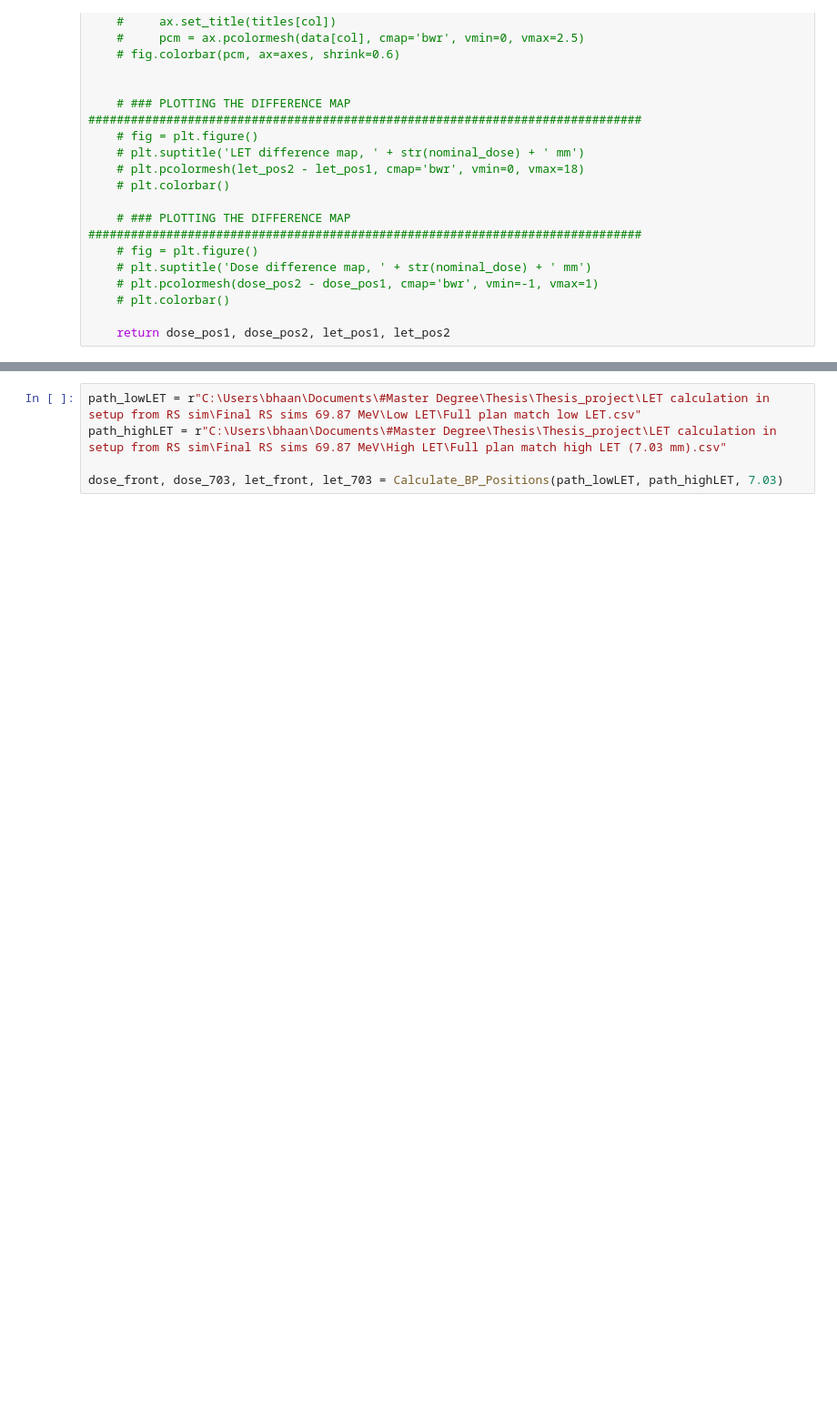
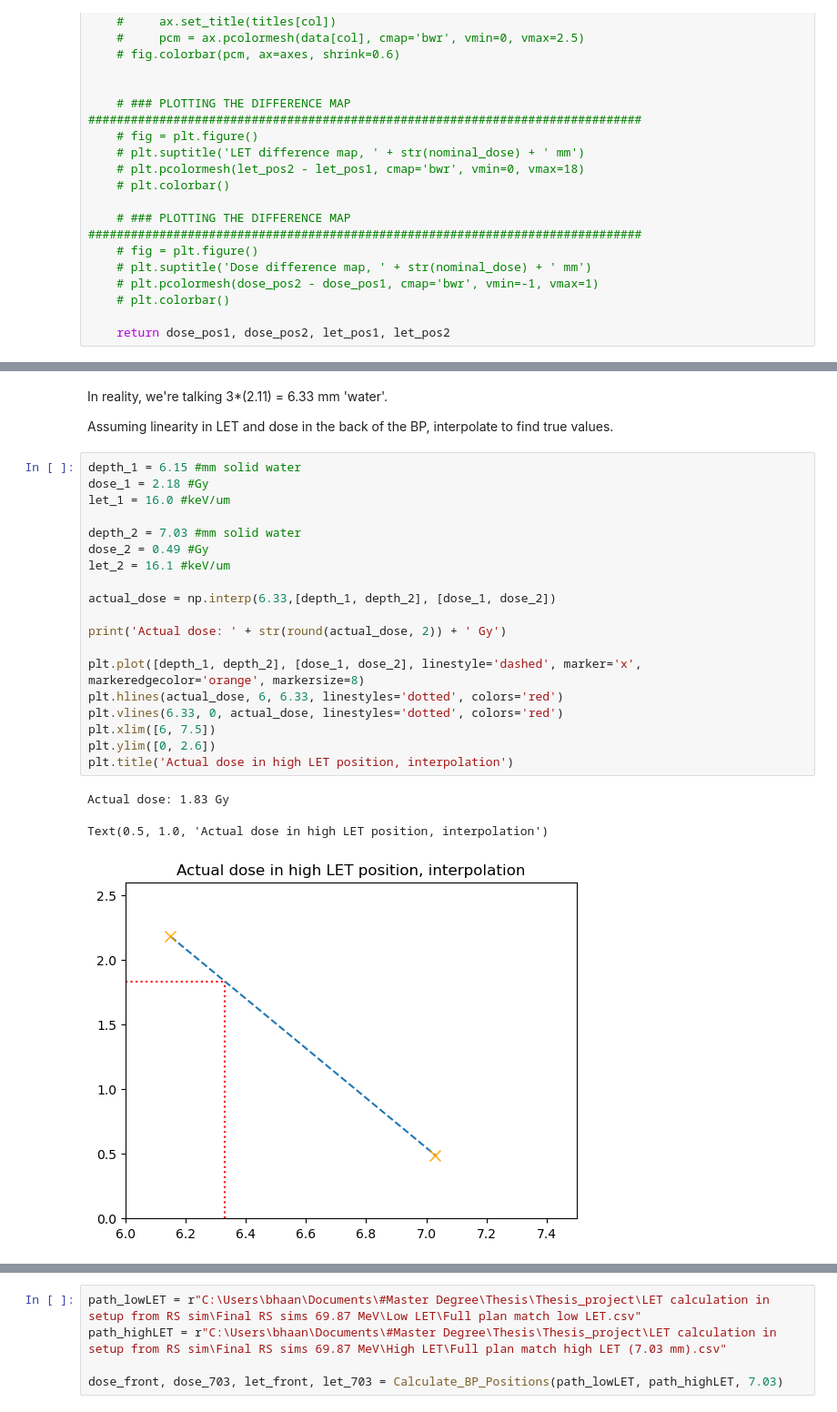
Before and after one commit to BrittHaanen15/Thesis_project, a Jupyter notebook: Python codes/Analysis of RayStation simulation.ipynb, the cells around one changed output, grey strips where cells are left out. Shown at 91% size. Saved outputs shown, nothing was run; the diff lists cells and outputs as text; blank space fills up the shorter version.

Commit message:
Also did the +/- 1 slice interpolation for 69 MeV

```diff
--- a/Python codes/Analysis of RayStation simulation.ipynb
+++ b/Python codes/Analysis of RayStation simulation.ipynb
@@ -173,0 +218,27 @@ The results below are for 7.03 mm 'water'
+# %% [markdown]
+In reality, we're talking 3*(2.11) = 6.33 mm 'water'.
+
+Assuming linearity in LET and dose in the back of the BP, interpolate to find true values.
+# %%
+depth_1 = 6.15 #mm solid water
+dose_1 = 2.18 #Gy
+let_1 = 16.0 #keV/um
+
+depth_2 = 7.03 #mm solid water
+dose_2 = 0.49 #Gy
+let_2 = 16.1 #keV/um
+
+actual_dose = np.interp(6.33,[depth_1, depth_2], [dose_1, dose_2])
+
+print('Actual dose: ' + str(round(actual_dose, 2)) + ' Gy')
+
+plt.plot([depth_1, depth_2], [dose_1, dose_2], linestyle='dashed', marker='x', markeredgecolor='orange', markersize=8)
+plt.hlines(actual_dose, 6, 6.33, linestyles='dotted', colors='red')
+plt.vlines(6.33, 0, actual_dose, linestyles='dotted', colors='red')
+plt.xlim([6, 7.5])
+plt.ylim([0, 2.6])
+plt.title('Actual dose in high LET position, interpolation')
+# %% [output]
+Actual dose: 1.83 Gy
+Text(0.5, 1.0, 'Actual dose in high LET position, interpolation')
+[figure, added]
```
Also changed, not shown: parts of 8 cells of this notebook.
